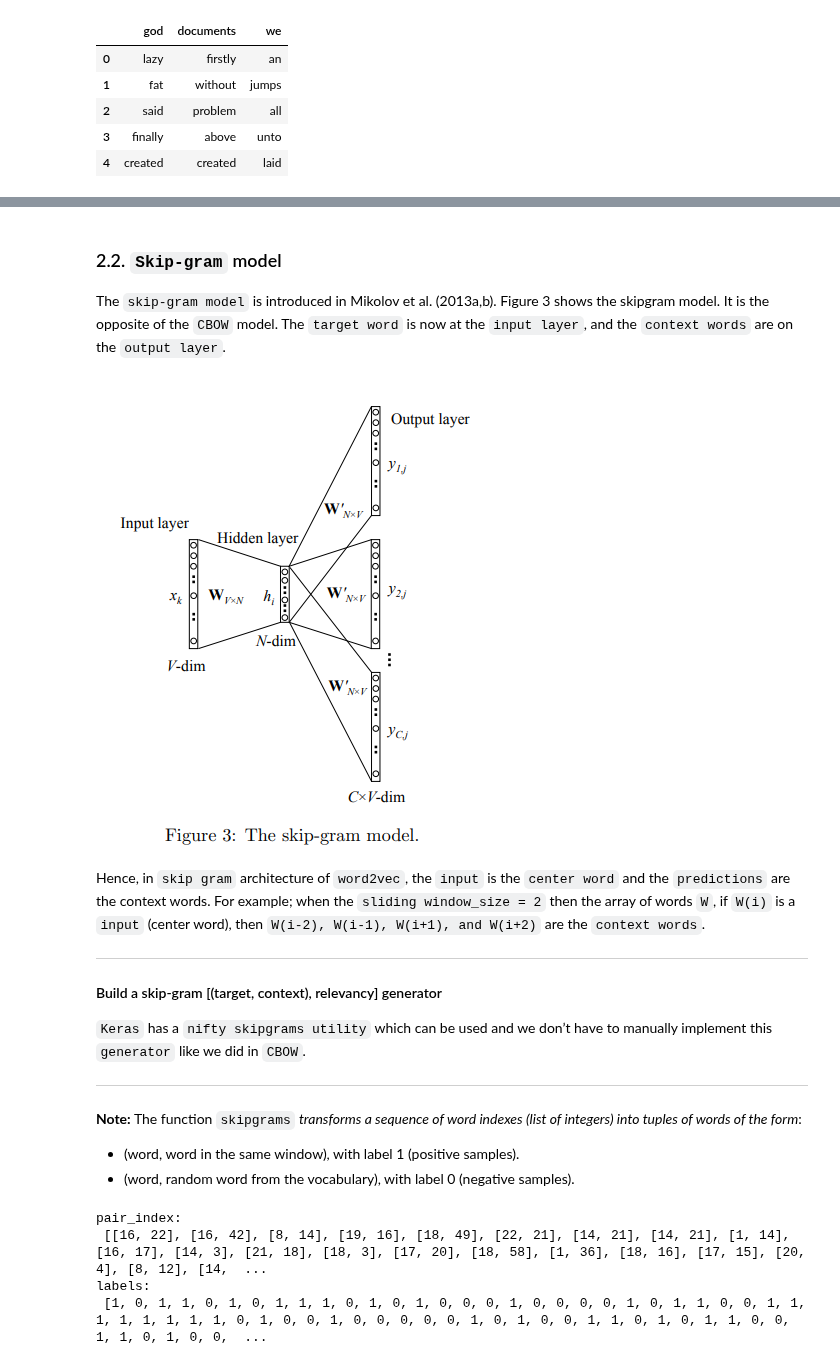
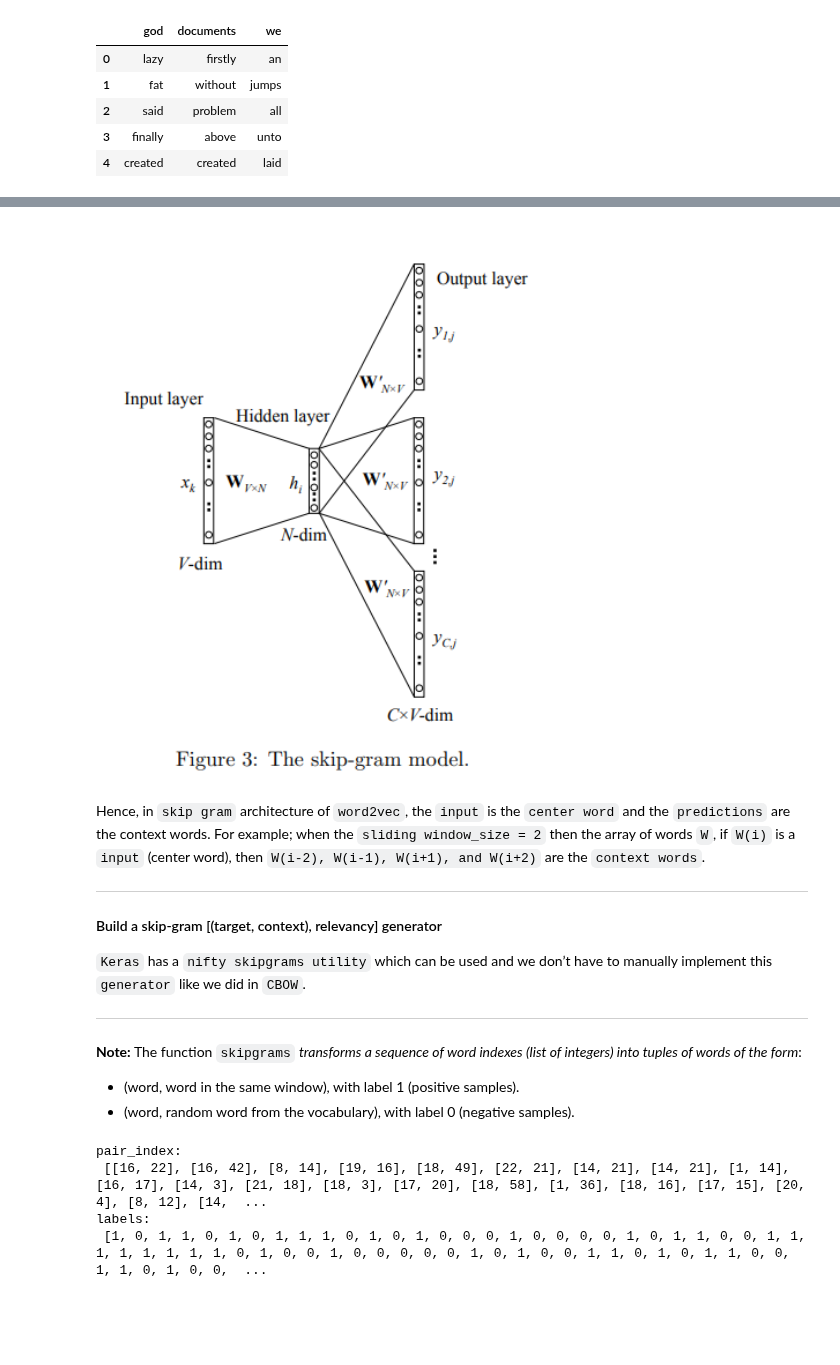
Before and after one commit to NhanDoV/Lectures_notes-teaching-in-VN-, a Jupyter notebook: Statistics/NLP/Embedding.ipynb, the cells around one changed output, grey strips where cells are left out. Drawn from its saved outputs; the diff is of its cells as text; code cells hidden in the pictures; blank space fills up the shorter version.

```diff
--- a/Statistics/NLP/Embedding.ipynb
+++ b/Statistics/NLP/Embedding.ipynb
@@ -1030,10 +1041,8 @@ pd.DataFrame(similar_words)
+# %%
+display(Image(r"C:\Users\Admin\Desktop\Nhan_pro\Data\skip-gram.png", width=450, unconfined=True))
+# %% [output]
+[figure, added]
 # %% [markdown]
-### 2.2. `Skip-gram` model
-
-The `skip-gram model` is introduced in Mikolov et al. (2013a,b). Figure 3 shows the skipgram model. It is the opposite of the `CBOW` model. The `target word` is now at the `input layer`, and the `context words` are on the `output layer`.
-
-![skip-gram.PNG](attachment:skip-gram.PNG)
-
 Hence, in `skip gram` architecture of `word2vec`, the `input` is the `center word` and the `predictions` are the context words. For example; when the `sliding window_size = 2` then the array of words `W`, if `W(i)` is a `input` (center word), then `W(i-2), W(i-1), W(i+1), and W(i+2)` are the `context words`.
 
 ------------------------------------------------
```
Also changed, not shown: parts of 10 cells of this notebook.
